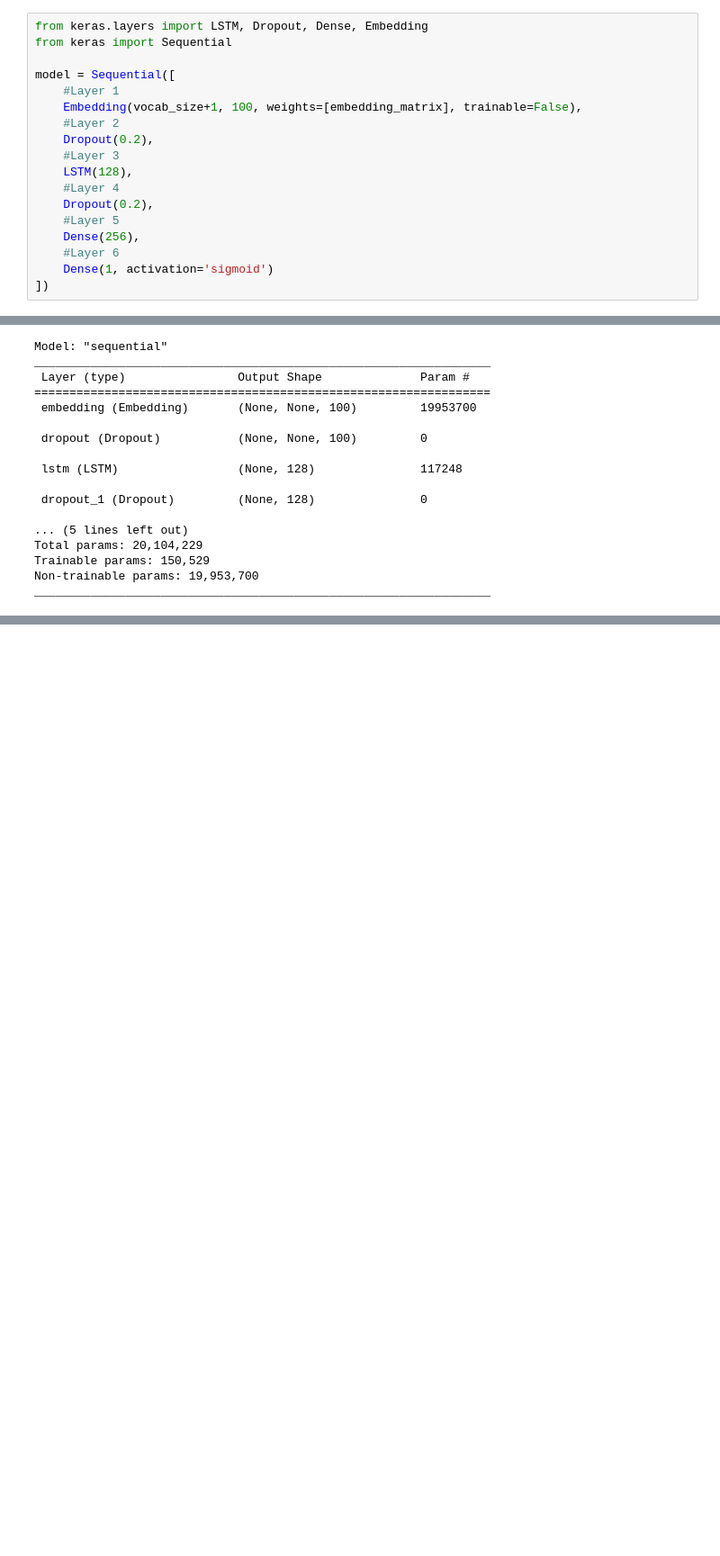
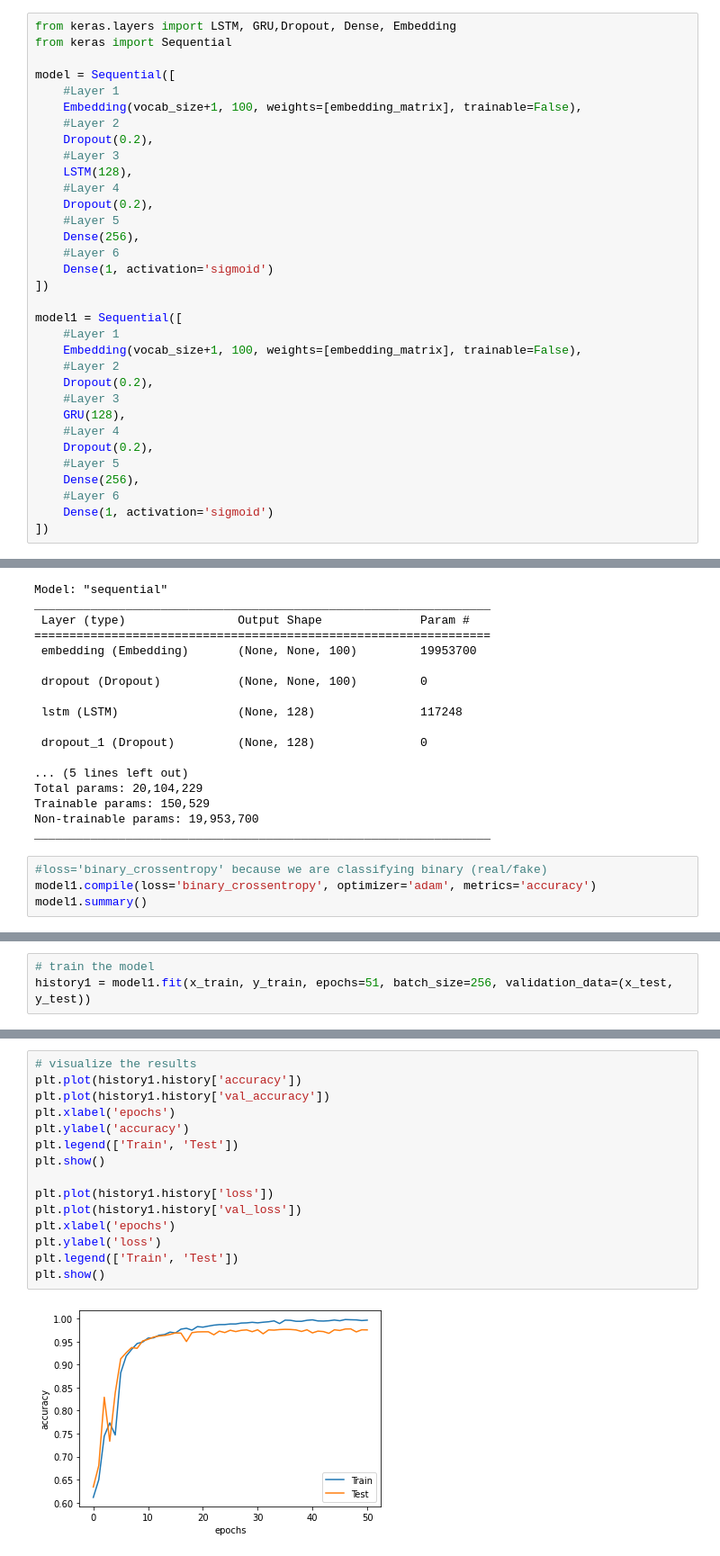
Before and after one commit to rohith1125/News-Classification-using-LSTM, a Jupyter notebook: Fake News.ipynb, the cells around one changed output, grey strips where cells are left out. Shown at 90% size. Saved outputs shown, nothing was run; the diff lists cells and outputs as text; blank space fills up the shorter version.

```diff
--- a/Fake News.ipynb
+++ b/Fake News.ipynb
@@ -302,7 +287,7 @@ x_train, x_test, y_train, y_test = train_test_split(padded_seq, df['label'], tes
 # %% [markdown]
 ## Model Training
 # %%
-from keras.layers import LSTM, Dropout, Dense, Embedding
+from keras.layers import LSTM, GRU,Dropout, Dense, Embedding
 from keras import Sequential
 
 model = Sequential([
@@ -319,6 +304,21 @@ model = Sequential([
     #Layer 6
     Dense(1, activation='sigmoid')
 ])
+
+model1 = Sequential([
+    #Layer 1
+    Embedding(vocab_size+1, 100, weights=[embedding_matrix], trainable=False),
+    #Layer 2
+    Dropout(0.2),
+    #Layer 3
+    GRU(128),
+    #Layer 4
+    Dropout(0.2),
+    #Layer 5
+    Dense(256),
+    #Layer 6
+    Dense(1, activation='sigmoid')
+])
 # %%
 #loss='binary_crossentropy' because we are classifying binary (real/fake)
 model.compile(loss='binary_crossentropy', optimizer='adam', metrics='accuracy')
@@ -341,3 +341,7 @@ Total params: 20,104,229
 Trainable params: 150,529
 Non-trainable params: 19,953,700
 _________________________________________________________________
+# %%
+#loss='binary_crossentropy' because we are classifying binary (real/fake)
+model1.compile(loss='binary_crossentropy', optimizer='adam', metrics='accuracy')
+model1.summary()
@@ -364,0 +390,3 @@ Epoch 51/51
+# %%
+# train the model
+history1 = model1.fit(x_train, y_train, epochs=51, batch_size=256, validation_data=(x_test, y_test))
@@ -382,0 +429,17 @@ plt.show()
+# %%
+# visualize the results
+plt.plot(history1.history['accuracy'])
+plt.plot(history1.history['val_accuracy'])
+plt.xlabel('epochs')
+plt.ylabel('accuracy')
+plt.legend(['Train', 'Test'])
+plt.show()
+
+plt.plot(history1.history['loss'])
+plt.plot(history1.history['val_loss'])
+plt.xlabel('epochs')
+plt.ylabel('loss')
+plt.legend(['Train', 'Test'])
+plt.show()
+# %% [output]
+[figure, added]
```
Also changed, not shown: parts of 11 cells of this notebook.
